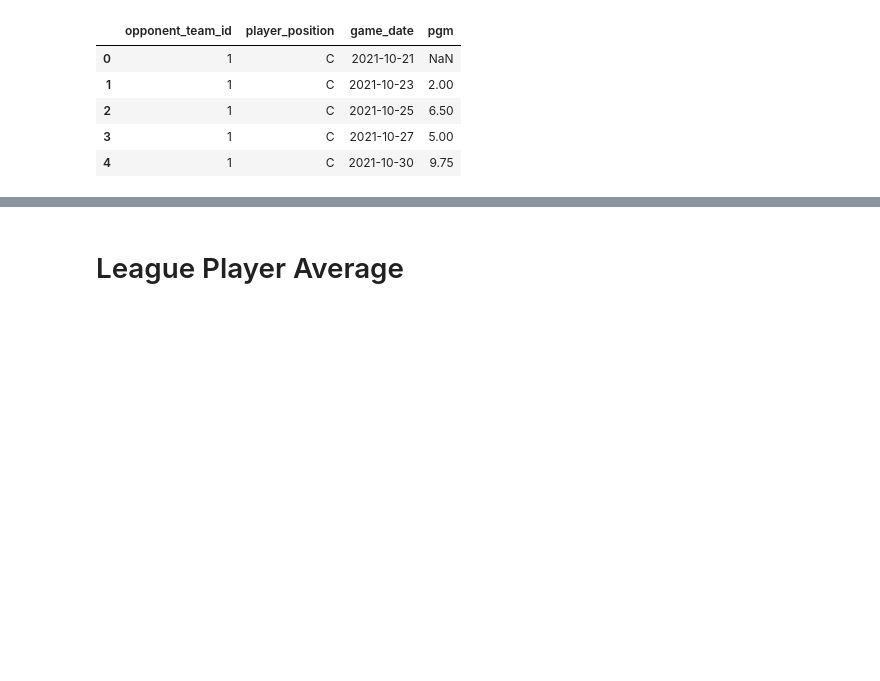
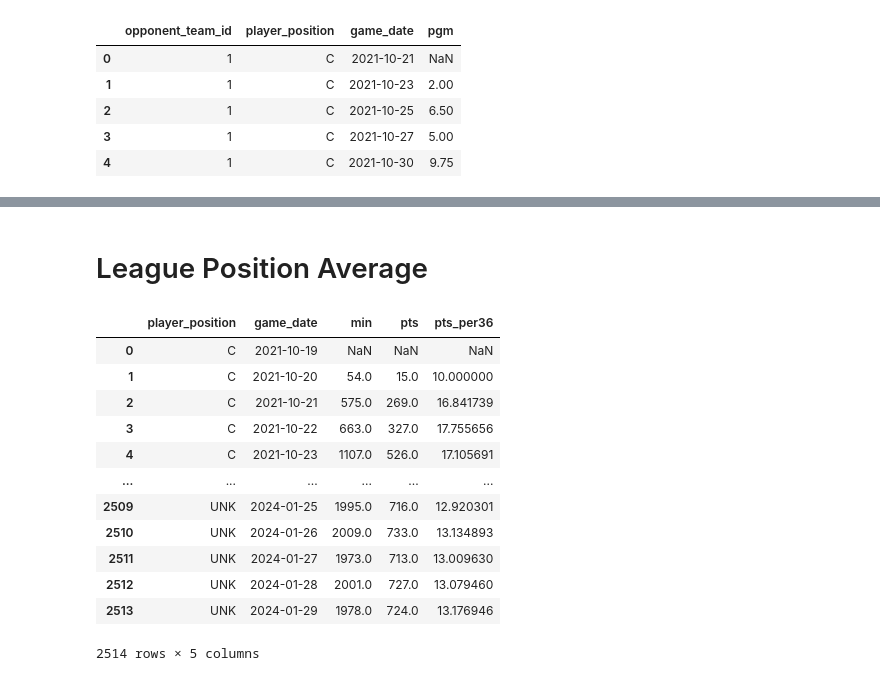
Before and after one commit to curtishiga/NBAstats, a Jupyter notebook: NBA Analysis.ipynb, the cells around one changed output, grey strips where cells are left out. Cells and saved outputs as stored; diff of their text form; code cells hidden in the pictures; blank space fills up the shorter version.

```diff
--- a/NBA Analysis.ipynb
+++ b/NBA Analysis.ipynb
@@ -222,5 +225,5 @@ team_stats_rolling_eff.head()
 # %% [markdown]
-# League Player Average
+# League Position Average
 # %%
 def league_pos_pts_rolling_sum(group):
     group_game_day = group.groupby(['game_date','player_position'])\
@@ -247,4 +250,20 @@ league_pos_rolling_sum = stats_dates_pos.groupby(['player_position'])\
                             .reset_index()
 # %%
 league_pos_rolling_sum['pts_per36'] = (league_pos_rolling_sum['pts']/league_pos_rolling_sum['min']) * 36
+# %%
+league_pos_rolling_sum
+# %% [output]
+|  | player_position | game_date | min | pts | pts_per36 |
+| 0 | C | 2021-10-19 | NaN | NaN | NaN |
+| 1 | C | 2021-10-20 | 54.0 | 15.0 | 10.000000 |
+| 2 | C | 2021-10-21 | 575.0 | 269.0 | 16.841739 |
+| 3 | C | 2021-10-22 | 663.0 | 327.0 | 17.755656 |
+| 4 | C | 2021-10-23 | 1107.0 | 526.0 | 17.105691 |
+| ... | ... | ... | ... | ... | ... |
+| 2509 | UNK | 2024-01-25 | 1995.0 | 716.0 | 12.920301 |
+| 2510 | UNK | 2024-01-26 | 2009.0 | 733.0 | 13.134893 |
+| 2511 | UNK | 2024-01-27 | 1973.0 | 713.0 | 13.009630 |
+| 2512 | UNK | 2024-01-28 | 2001.0 | 727.0 | 13.079460 |
+| 2513 | UNK | 2024-01-29 | 1978.0 | 724.0 | 13.176946 |
+2514 rows × 5 columns
 # %%
```
Also changed, not shown: parts of 49 cells of this notebook, 1 other file.
